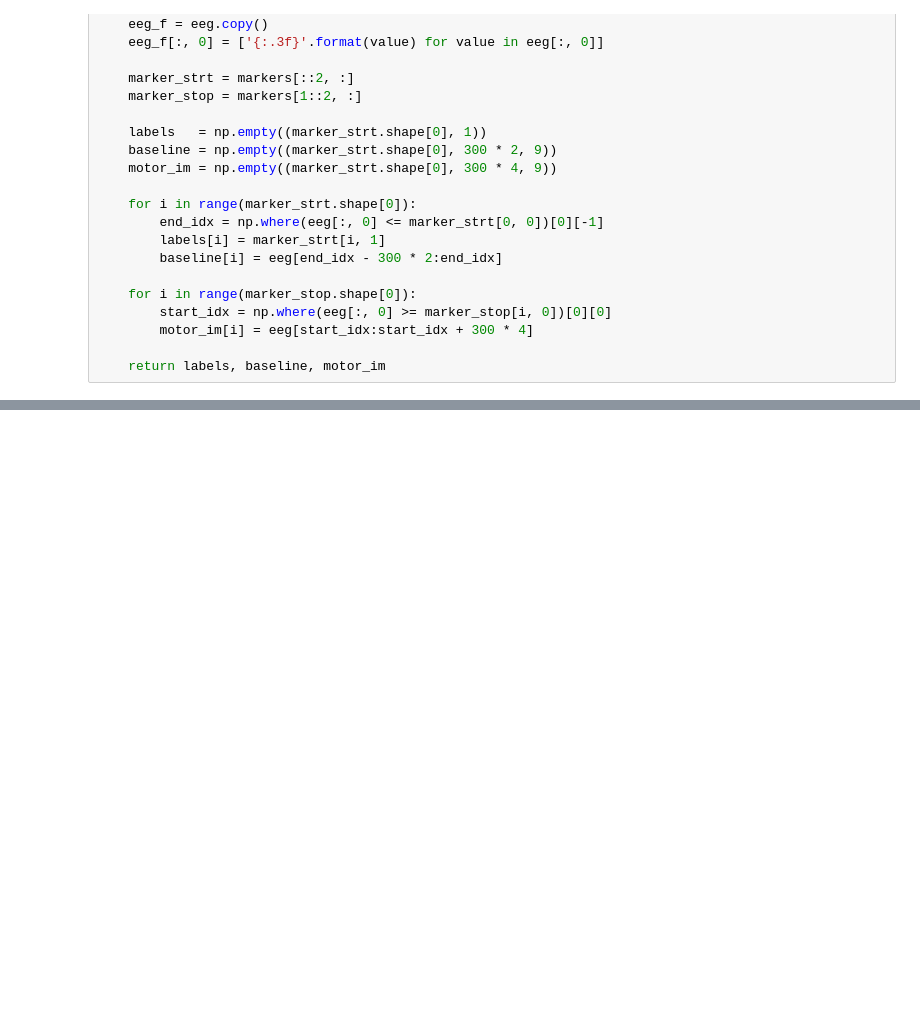
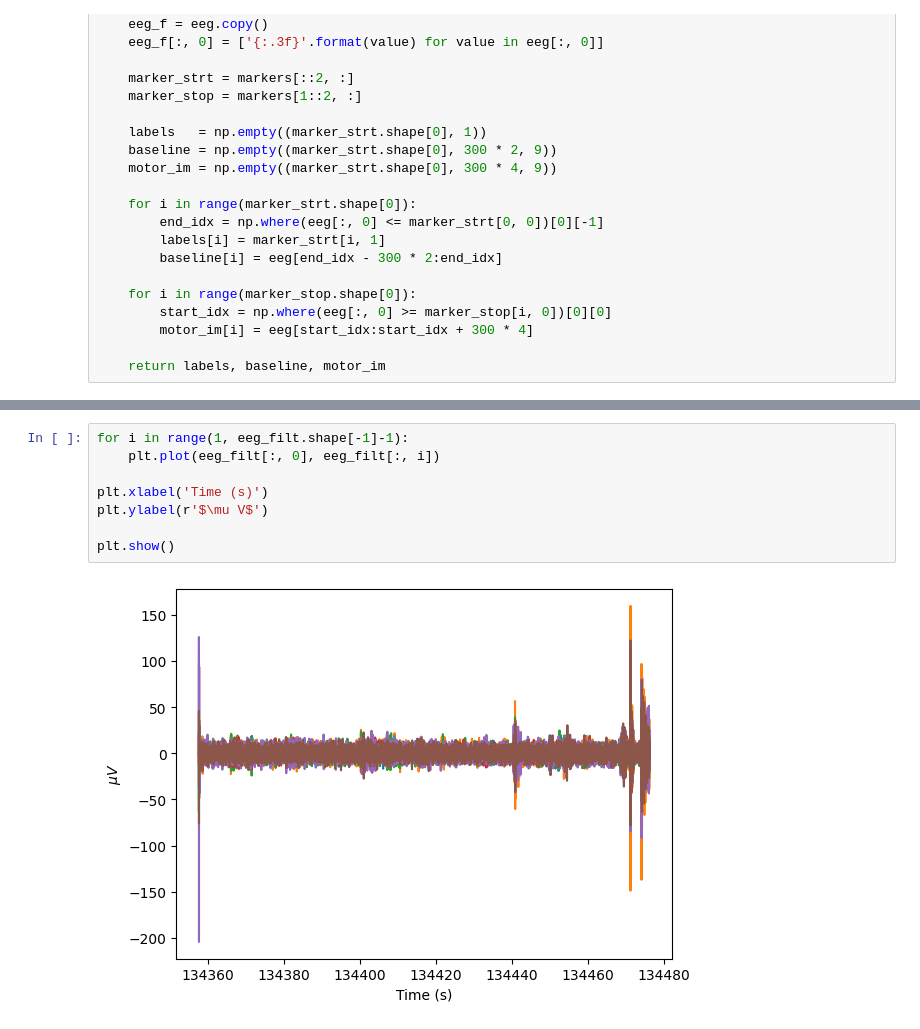
Before and after one commit to Ereasai/EEGTetris, a Jupyter notebook: dc/vis_task.ipynb, the cells around one changed output, grey strips where cells are left out. Cells and saved outputs as stored; diff of their text form; blank space fills up the shorter version.

```diff
--- a/dc/vis_task.ipynb
+++ b/dc/vis_task.ipynb
@@ -103,0 +204,10 @@ def eeg_chop(eeg, markers):
+# %%
+for i in range(1, eeg_filt.shape[-1]-1):
+    plt.plot(eeg_filt[:, 0], eeg_filt[:, i])
+
+plt.xlabel('Time (s)')
+plt.ylabel(r'$\mu V$')
+
+plt.show()
+# %% [output]
+[figure, added]
```
Also changed, not shown: parts of 16 cells of this notebook.
